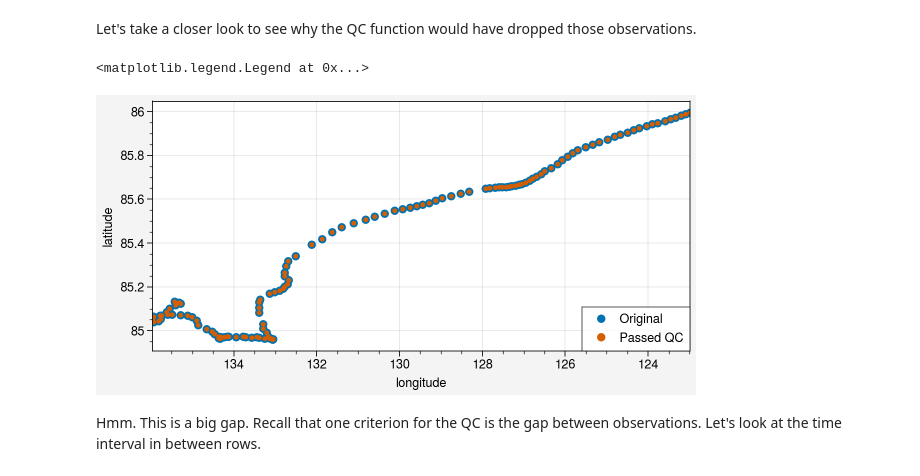
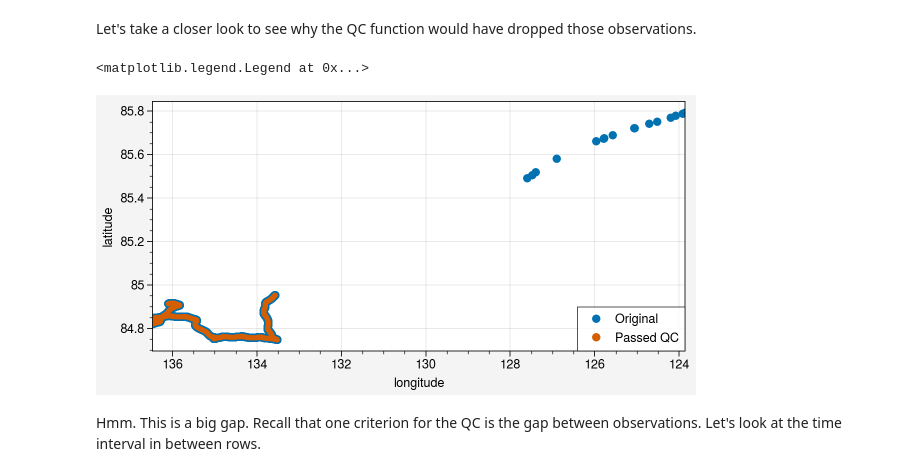
Before and after one commit to awang343/uncertainty-quantification-sea-ice, a Jupyter notebook: notebooks/Buoy Processing.ipynb, the cells around one changed output. Drawn from its saved outputs; the diff is of its cells as text; code cells hidden in the pictures.

Commit message:
Removed 2019P101 for gaps in data

```diff
--- a/notebooks/Buoy Processing.ipynb
+++ b/notebooks/Buoy Processing.ipynb
@@ -93,20 +93,20 @@ It doesn't seem like interpolation added unrealistic qualities, but rather quali
 Let's take a closer look to see why the QC function would have dropped those observations.
 # %%
 time_slice = slice('2019-10-01', '2019-10-31')
-buoy_orig = buoy_data('2019I2', 'original')
-buoy_qc = buoy_data('2019I2', 'qc')
+buoy_orig = buoy_data('2019P101', 'original')
+buoy_qc = buoy_data('2019P101', 'qc')
 orig_df = buoy_orig.set_index('datetime')
 qc_df = buoy_qc.set_index('datetime')
 
 fig, ax = pplt.subplots(width=6, height=3)
 ax.plot(orig_df.loc[time_slice, 'longitude'],
         orig_df.loc[time_slice, 'latitude'], m='.', ms=10, lw=0, label='Original')
 ax.plot(qc_df.loc[time_slice, 'longitude'],
         qc_df.loc[time_slice, 'latitude'], m='.', ms=5, lw=0, label='Passed QC')
 ax.legend(loc='lr', ncols=1, markersize=10)
 # %% [output]
 <matplotlib.legend.Legend at 0x...>
-[figure, old version]
+[figure, new version]
 # %% [markdown]
 Hmm. This is a big gap. Recall that one criterion for the QC is the gap between observations. Let's look at the time interval in between rows.
 # %%
```
Also changed, not shown: parts of 2 cells of this notebook, 4 other files.
